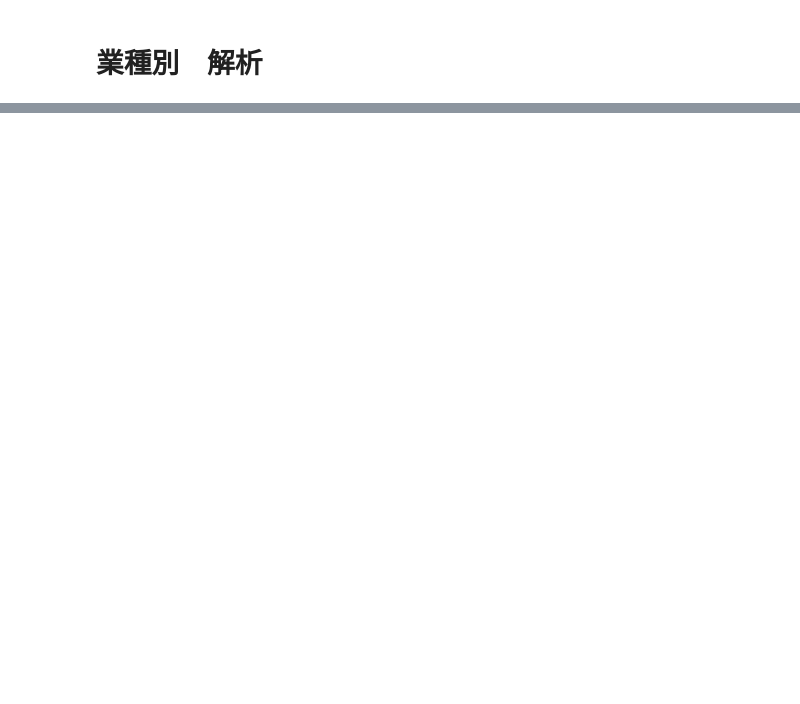
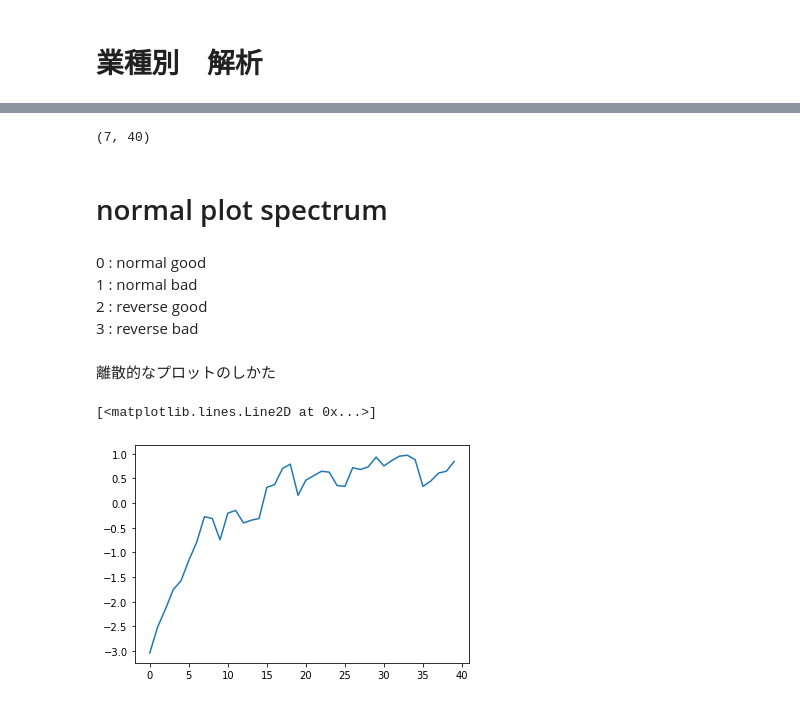
Before and after one commit to yodarjeering/New_XGB, a Jupyter notebook: ResearchFeature.ipynb, the cells around one changed output, grey strips where cells are left out. Cells and saved outputs as stored; diff of their text form; code cells hidden in the pictures; blank space fills up the shorter version.

```diff
--- a/ResearchFeature.ipynb
+++ b/ResearchFeature.ipynb
@@ -200,17 +77,0 @@ cos_sim(vecg,vecb)
-# %%
-lc = lc_nb
-lis_ = lc.model.labels_.tolist()
-wave_dict =  lc.wave_dict
-denom = len(lis_)
-
-for i in range(n_cluster):
-    print("-------------")
-    # print(lis_.count(i))
-    plt.clf()
-    _, ax = plt.subplots(figsize=(8, 5))
-    print("count",)
-    plt.plot(wave_dict[i])
-    plt.xlabel("class :"+str(i)+'  {:.2f}'.format(lis_.count(i)*100/denom)+'%')
-    plt.grid()
-    plt.legend()
-    plt.show()
@@ -354,0 +529,18 @@ JOUHOU_TSUUSIN
+# %%
+x_rb.shape
+# %% [output]
+(7, 40)
+# %% [markdown]
+# normal plot spectrum
+# %% [markdown]
+0 : normal good \
+1 : normal bad \
+2 : reverse good \
+3 : reverse bad
+# %% [markdown]
+離散的なプロットのしかた
+# %%
+plt.plot(x_ng[0])
+# %% [output]
+[<matplotlib.lines.Line2D at 0x...>]
+[figure, added]
```
Also changed, not shown: parts of 45 cells of this notebook.
